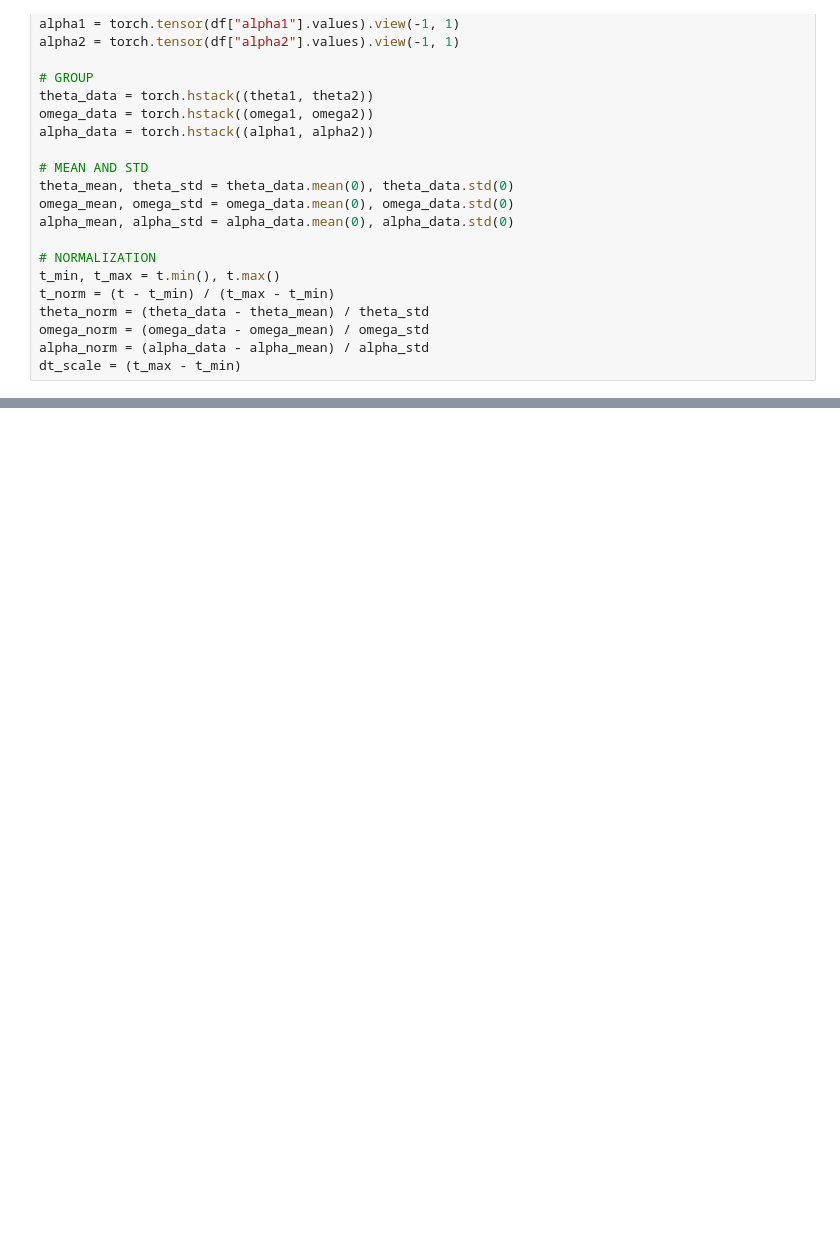
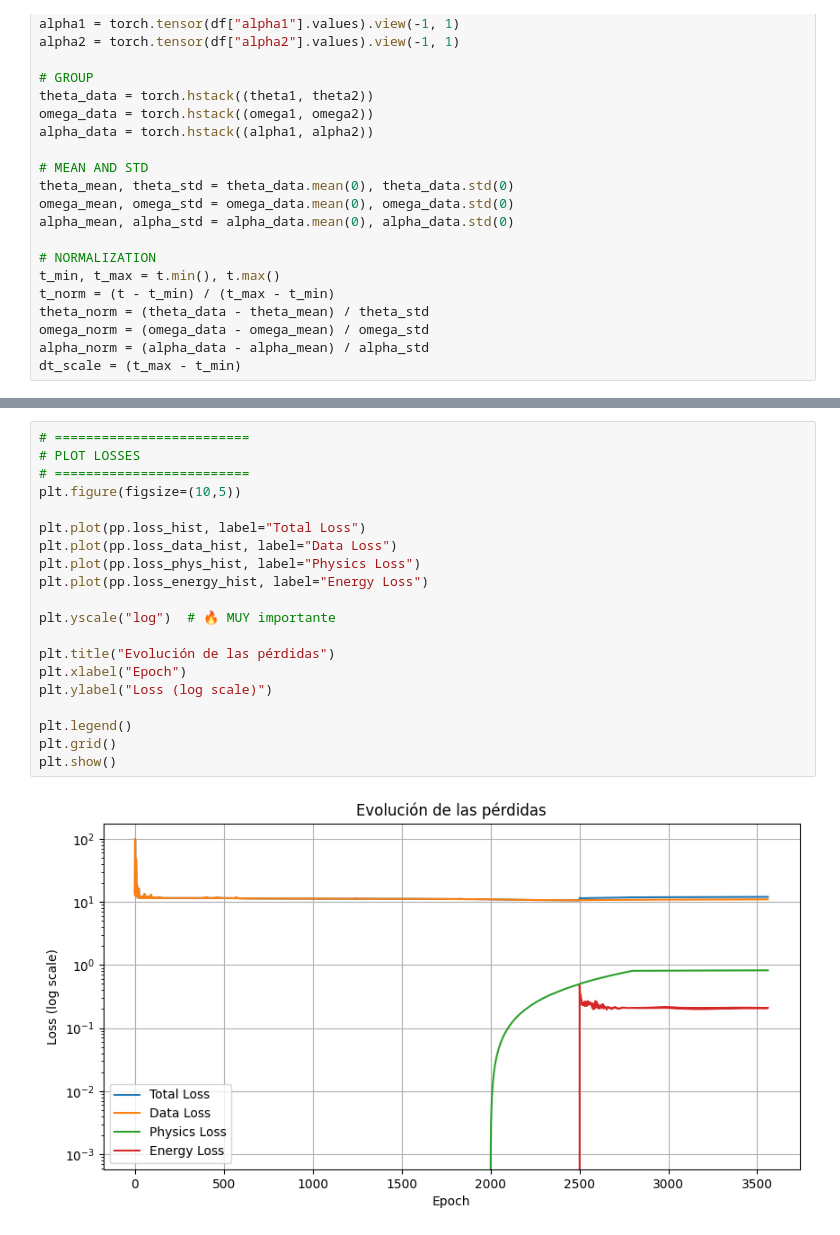
Before and after one commit to Gonzablanmar/PINN, a Jupyter notebook: PINN.ipynb, the cells around one changed output, grey strips where cells are left out. Drawn from its saved outputs; the diff is of its cells as text; blank space fills up the shorter version.

```diff
--- a/PINN.ipynb
+++ b/PINN.ipynb
@@ -145,4 +183,26 @@ Epoch 2200 | Loss: 11.8734 | Time: 2.1811 s
 KeyboardInterrupt:
+# %%
+# =========================
+# PLOT LOSSES
+# =========================
+plt.figure(figsize=(10,5))
+
+plt.plot(pp.loss_hist, label="Total Loss")
+plt.plot(pp.loss_data_hist, label="Data Loss")
+plt.plot(pp.loss_phys_hist, label="Physics Loss")
+plt.plot(pp.loss_energy_hist, label="Energy Loss")
+
+plt.yscale("log")  # 🔥 MUY importante
+
+plt.title("Evolución de las pérdidas")
+plt.xlabel("Epoch")
+plt.ylabel("Loss (log scale)")
+
+plt.legend()
+plt.grid()
+plt.show()
+# %% [output]
+[figure, added]
 # %%
 model.eval()
 
```
Also changed, not shown: parts of 2 cells of this notebook, 2 other files.
